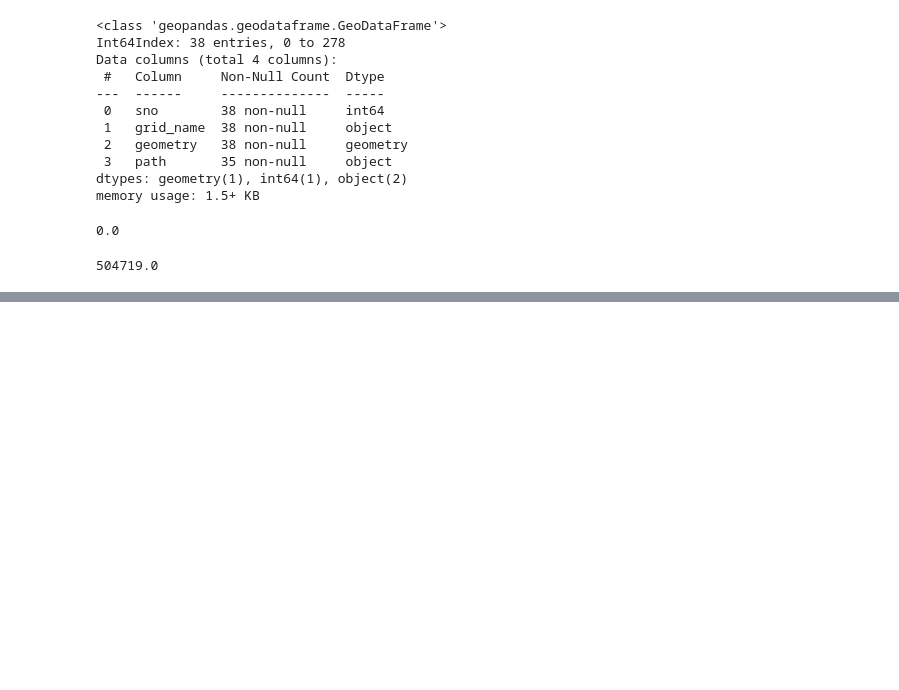
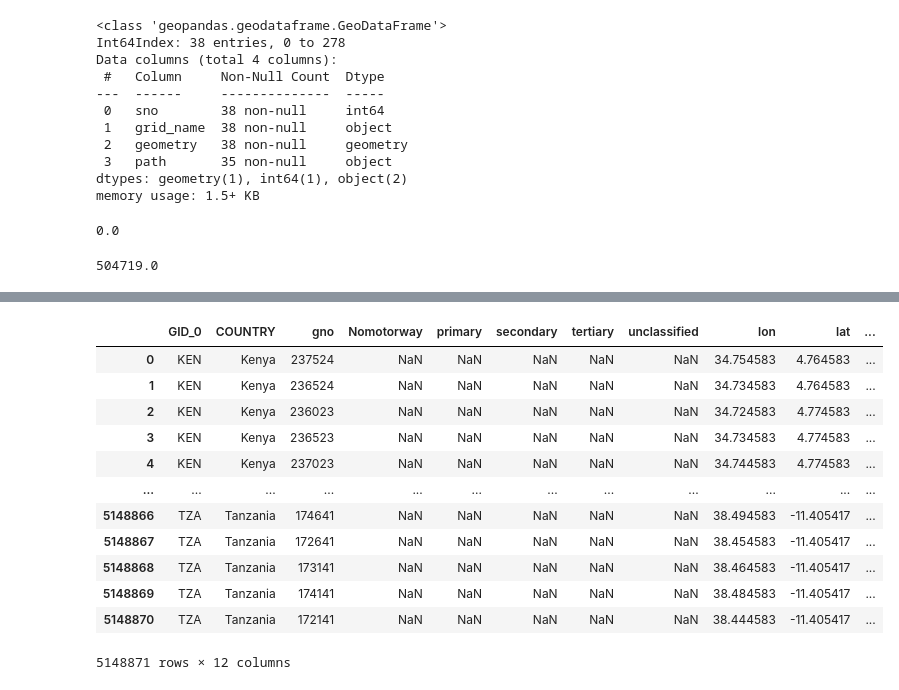
Before and after one commit to icpac-igad/ea-ibf-climada, a Jupyter notebook: exposure/building_footprint/building_footprint_summary.ipynb, the cells around one changed output, grey strips where cells are left out. Cells and saved outputs as stored; diff of their text form; code cells hidden in the pictures; blank space fills up the shorter version.

```diff
--- a/exposure/building_footprint/building_footprint_summary.ipynb
+++ b/exposure/building_footprint/building_footprint_summary.ipynb
@@ -320,0 +434,17 @@ yc['bp_circle_idx'].max()
+# %%
+edf=pd.read_csv('/home/ea_1km_grid_index_ea_country_boundary.csv')
+edf
+# %% [output]
+|  | GID_0 | COUNTRY | gno | Nomotorway | primary | secondary | tertiary | unclassified | lon | lat | ... |
+| 0 | KEN | Kenya | 237524 | NaN | NaN | NaN | NaN | NaN | 34.754583 | 4.764583 | ... |
+| 1 | KEN | Kenya | 236524 | NaN | NaN | NaN | NaN | NaN | 34.734583 | 4.764583 | ... |
+| 2 | KEN | Kenya | 236023 | NaN | NaN | NaN | NaN | NaN | 34.724583 | 4.774583 | ... |
+| 3 | KEN | Kenya | 236523 | NaN | NaN | NaN | NaN | NaN | 34.734583 | 4.774583 | ... |
+| 4 | KEN | Kenya | 237023 | NaN | NaN | NaN | NaN | NaN | 34.744583 | 4.774583 | ... |
+| ... | ... | ... | ... | ... | ... | ... | ... | ... | ... | ... | ... |
+| 5148866 | TZA | Tanzania | 174641 | NaN | NaN | NaN | NaN | NaN | 38.494583 | -11.405417 | ... |
+| 5148867 | TZA | Tanzania | 172641 | NaN | NaN | NaN | NaN | NaN | 38.454583 | -11.405417 | ... |
+| 5148868 | TZA | Tanzania | 173141 | NaN | NaN | NaN | NaN | NaN | 38.464583 | -11.405417 | ... |
+| 5148869 | TZA | Tanzania | 174141 | NaN | NaN | NaN | NaN | NaN | 38.484583 | -11.405417 | ... |
+| 5148870 | TZA | Tanzania | 172141 | NaN | NaN | NaN | NaN | NaN | 38.444583 | -11.405417 | ... |
+5148871 rows × 12 columns
```
Also changed, not shown: parts of 8 cells of this notebook, 1 other file.
